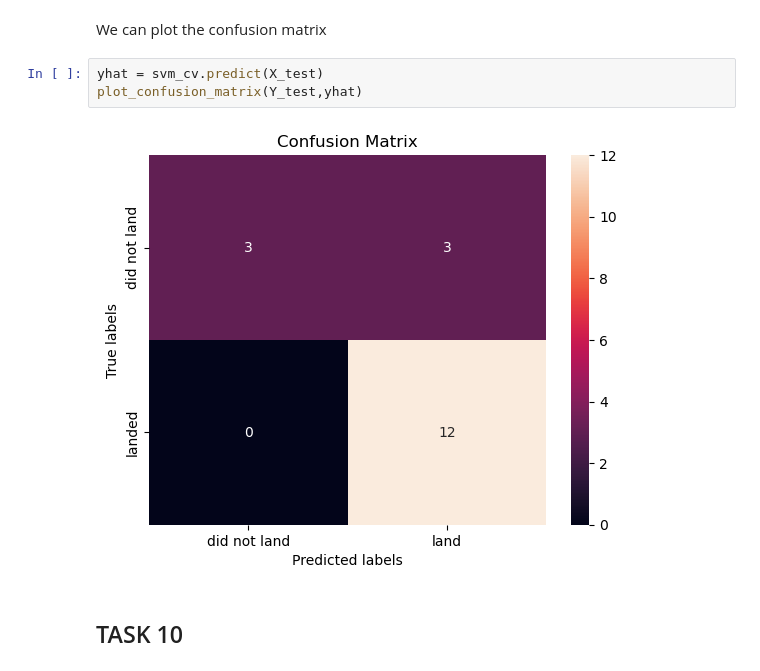
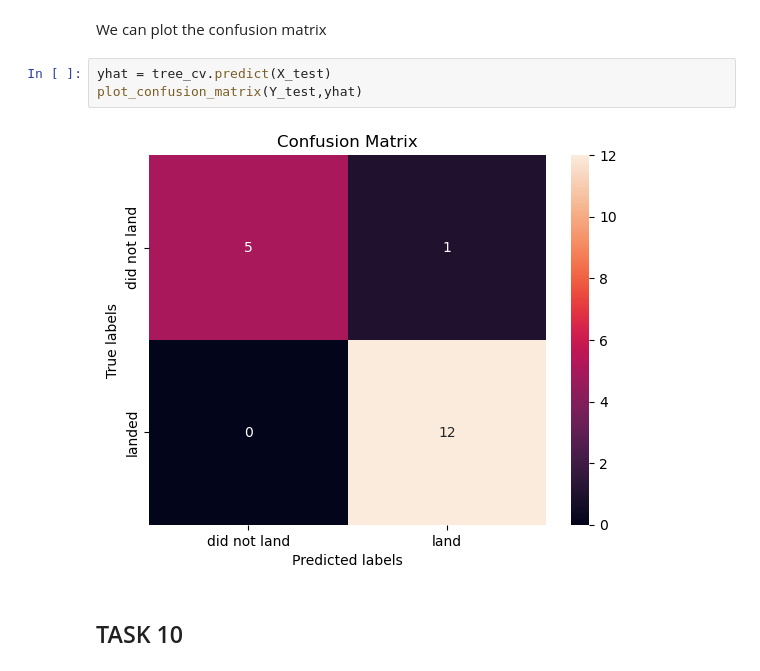
Before and after one commit to loeslutke/coursera-capstone-dos, a Jupyter notebook: machine-learning-prediction-finished.ipynb, the cells around one changed output. Saved outputs shown, nothing was run; the diff lists cells and outputs as text.

Commit message:
Edited machine learning predictions

```diff
--- a/machine-learning-prediction-finished.ipynb
+++ b/machine-learning-prediction-finished.ipynb
@@ -295,10 +295,10 @@ tree_cv.score(X_test, Y_test)
 # %% [markdown]
 We can plot the confusion matrix
 # %%
-yhat = svm_cv.predict(X_test)
+yhat = tree_cv.predict(X_test)
 plot_confusion_matrix(Y_test,yhat)
 # %% [output]
-[figure, old version]
+[figure, new version]
 # %% [markdown]
 ## TASK  10
 # %% [markdown]
```
Also changed, not shown: parts of 3 cells of this notebook.
